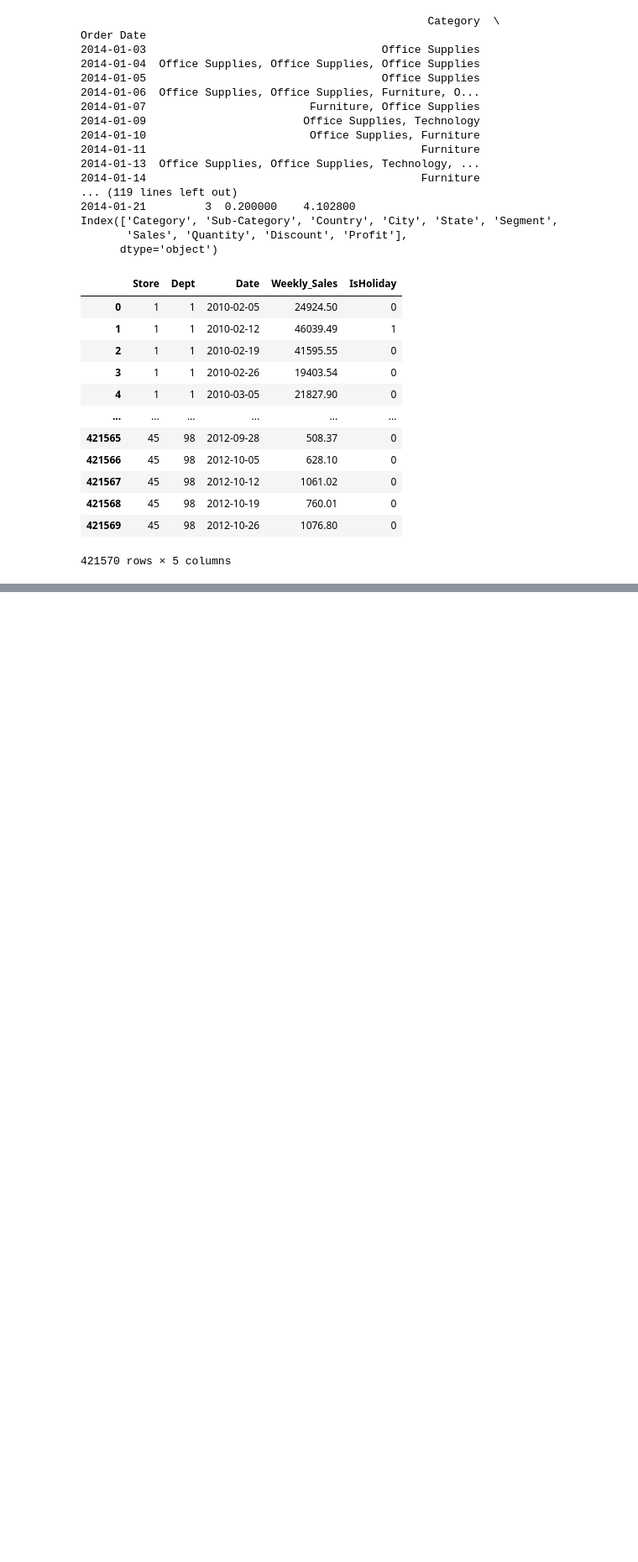
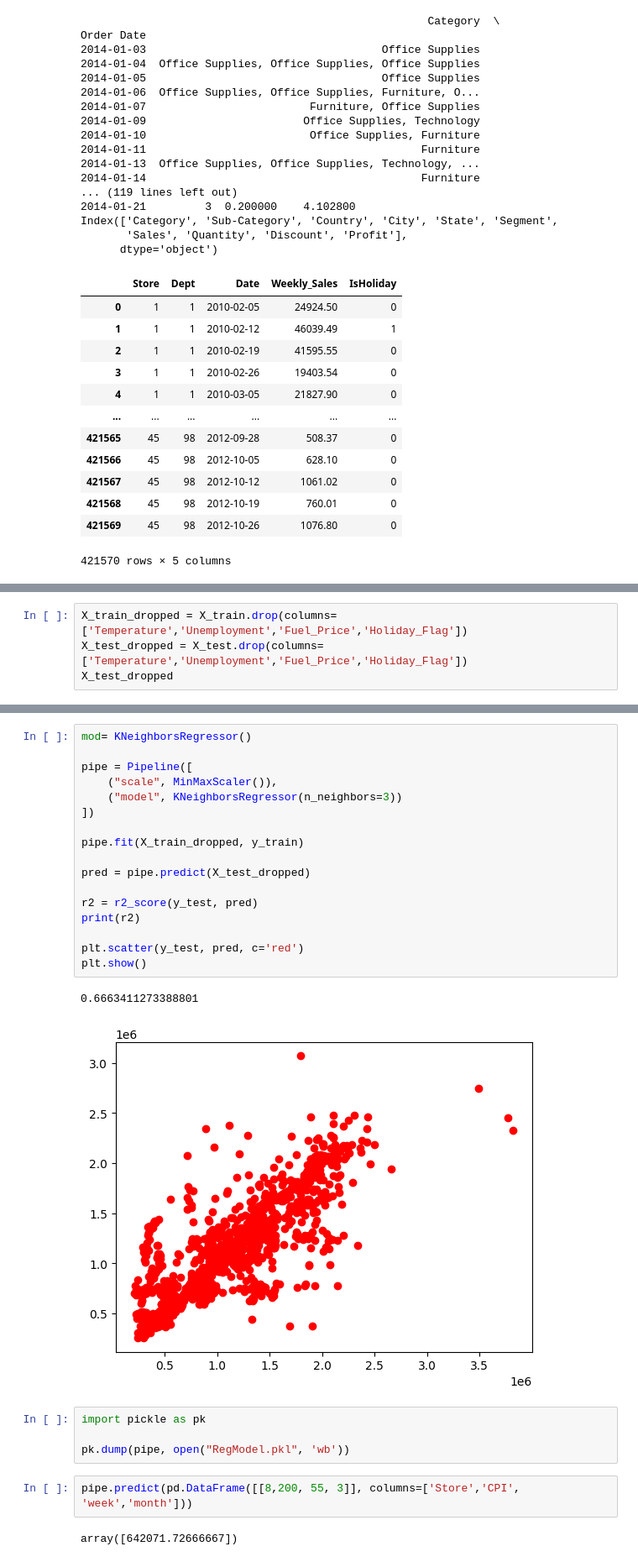
Before and after one commit to Slythazard/Revdar, a Jupyter notebook: walmartsalesdataprediction.ipynb, the cells around one changed output, grey strips where cells are left out. Shown at 84% size. Saved outputs shown, nothing was run; the diff lists cells and outputs as text; blank space fills up the shorter version.

```diff
--- a/walmartsalesdataprediction.ipynb
+++ b/walmartsalesdataprediction.ipynb
@@ -438,0 +520,4 @@ plt.show()
+# %%
+X_train_dropped = X_train.drop(columns=['Temperature','Unemployment','Fuel_Price','Holiday_Flag'])
+X_test_dropped = X_test.drop(columns=['Temperature','Unemployment','Fuel_Price','Holiday_Flag'])
+X_test_dropped
@@ -438,0 +538,28 @@ plt.show()
+# %%
+mod= KNeighborsRegressor()
+
+pipe = Pipeline([
+    ("scale", MinMaxScaler()),
+    ("model", KNeighborsRegressor(n_neighbors=3))
+])
+
+pipe.fit(X_train_dropped, y_train)
+
+pred = pipe.predict(X_test_dropped)
+
+r2 = r2_score(y_test, pred)
+print(r2)
+
+plt.scatter(y_test, pred, c='red')
+plt.show()
+# %% [output]
+0.6663411273388801
+[figure, added]
+# %%
+import pickle as pk
+
+pk.dump(pipe, open("RegModel.pkl", 'wb'))
+# %%
+pipe.predict(pd.DataFrame([[8,200, 55, 3]], columns=['Store','CPI', 'week','month']))
+# %% [output]
+array([642071.72666667])
```
Also changed, not shown: parts of 11 cells of this notebook, 13 other files.
